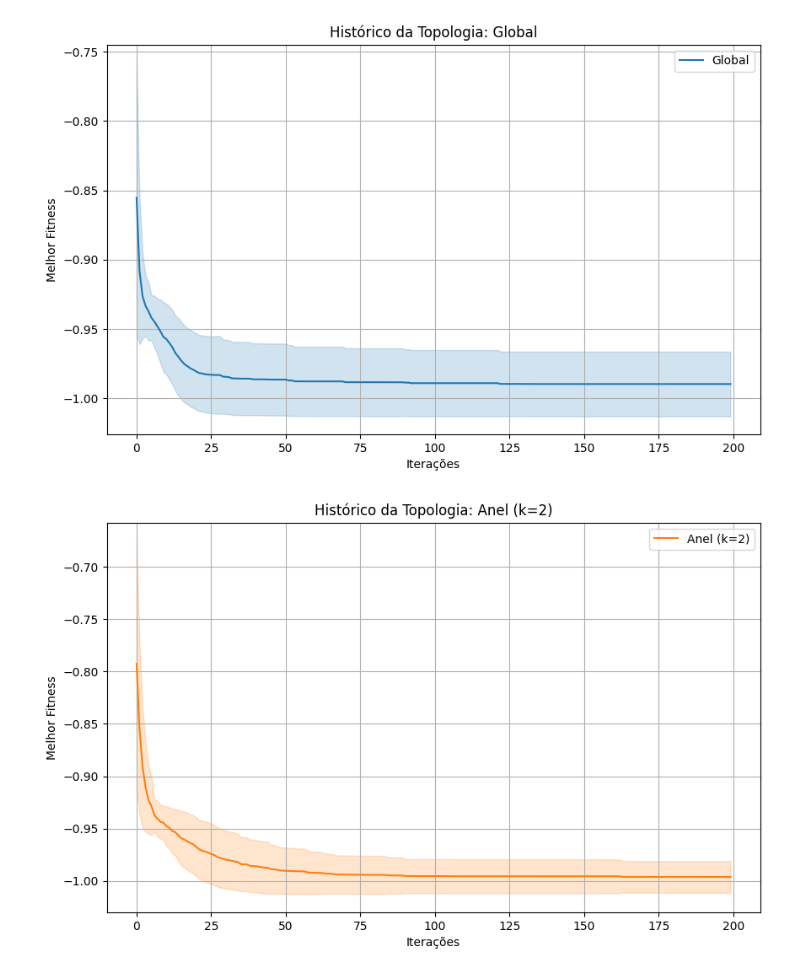
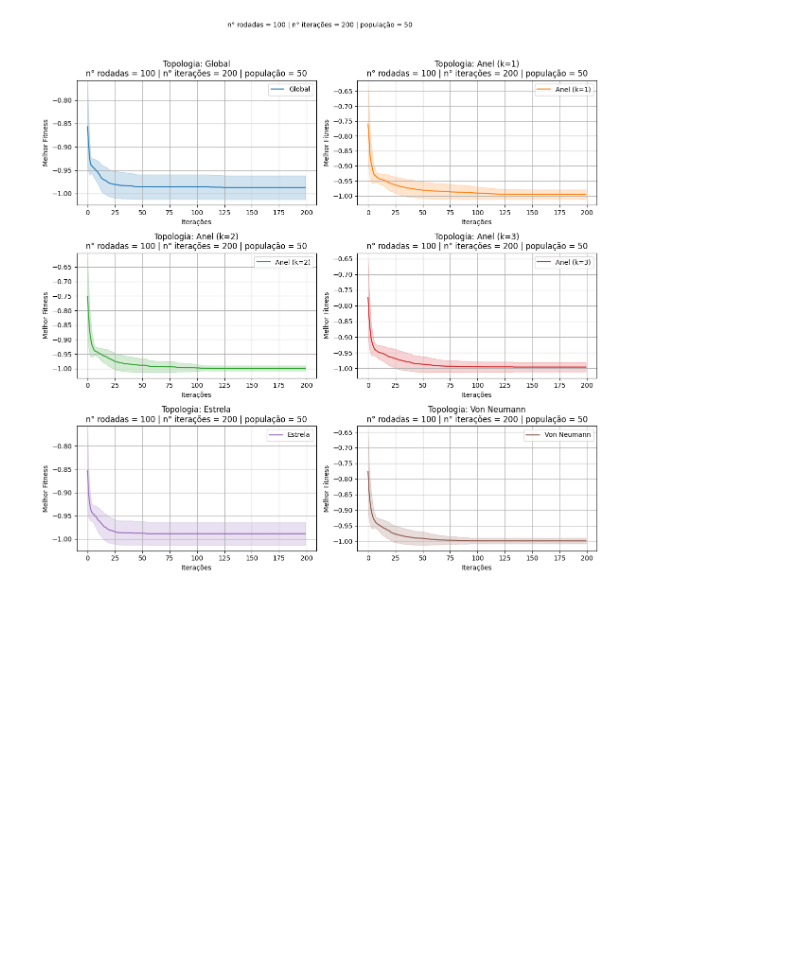
Before and after one commit to RicardoMessala/trab_3, a Jupyter notebook: algoritmo_pso.ipynb, the cells around one changed output. Saved outputs shown, nothing was run; the diff lists cells and outputs as text; code cells hidden in the pictures; blank space fills up the shorter version.

```diff
--- a/algoritmo_pso.ipynb
+++ b/algoritmo_pso.ipynb
@@ -137,7 +140,7 @@ def topology_von_neumann(particles, best_positions, best_fitness):
 
     return neighborhood_best_positions
 # %%
-def pso(cost_func, topology_func, dim=2, num_particles=30, max_iter=500,
+def pso(cost_func, topology_func, num_particles, max_iter, dim=2,
         w=0.5, c1=1, c2=2, max_patience=50, **topology_args):
     """
     Algoritmo PSO genérico que recebe uma função de topologia
@@ -221,7 +224,7 @@ def pso(cost_func, topology_func, dim=2, num_particles=30, max_iter=500,
     return global_best_position, global_best_fitness, history
 # %%
 # Função para comparar as topologias
-def compare_topologies(cost_func, topologies, dim=2, num_particles=30, max_iter=500,
+def compare_topologies(cost_func, topologies, num_particles, max_iter, dim=2,
                       w=0.5, c1=1, c2=2, max_patience=50, runs=5):
     """
     Compara diferentes topologias para o PSO
@@ -322,12 +442,18 @@ if __name__ == "__main__":
     # Define as topologias a serem comparadas
     topologies = {
         'Global': (topology_global, {}),
+        'Anel (k=1)': (topology_ring, {'neighborhood_size': 1}),
         'Anel (k=2)': (topology_ring, {'neighborhood_size': 2}),
-        'Anel (k=1)': (topology_ring, {'neighborhood_size': 1}),
+        'Anel (k=3)': (topology_ring, {'neighborhood_size': 3}),
         'Estrela': (topology_star, {}),
         'Von Neumann': (topology_von_neumann, {})
     }
 
+    num_particles=50
+    max_iter=200
+    runs=100
+    obj_func='drop_wave'
+
     # Compare as topologias em uma função de benchmark
-    mean_history, std_dev_history, median_history, variance_history= compare_topologies(drop_wave_function, topologies, dim=10, num_particles=50, max_iter=200, runs=100)
+    mean_history, std_dev_history, median_history, variance_history= compare_topologies(drop_wave_function, topologies, dim=2, num_particles=num_particles, max_iter=max_iter, runs=runs)
 # %%
@@ -342,5 +469,4 @@ Fitness médio final (Von Neumann): -0.997449813109284
 # %%
-plot_std_results(mean_history, std_dev_history)
+plot_std_results(mean_history, std_dev_history, num_particles=num_particles, max_iter=max_iter, runs=runs, filename=obj_func)
 # %% [output]
-[figure, old version]
+[figure, new version]
-[figure, removed]
```
Also changed, not shown: parts of 9 cells of this notebook, 30 other files.
